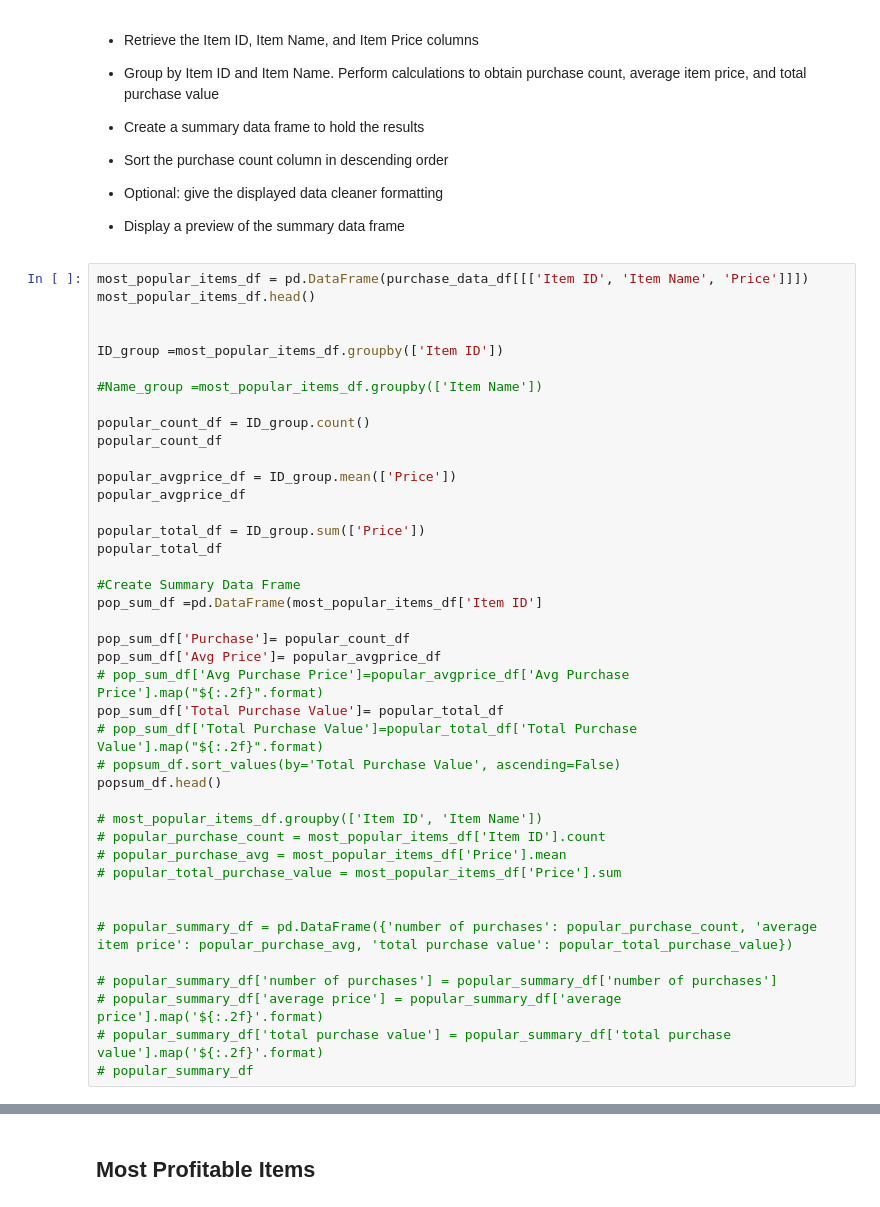
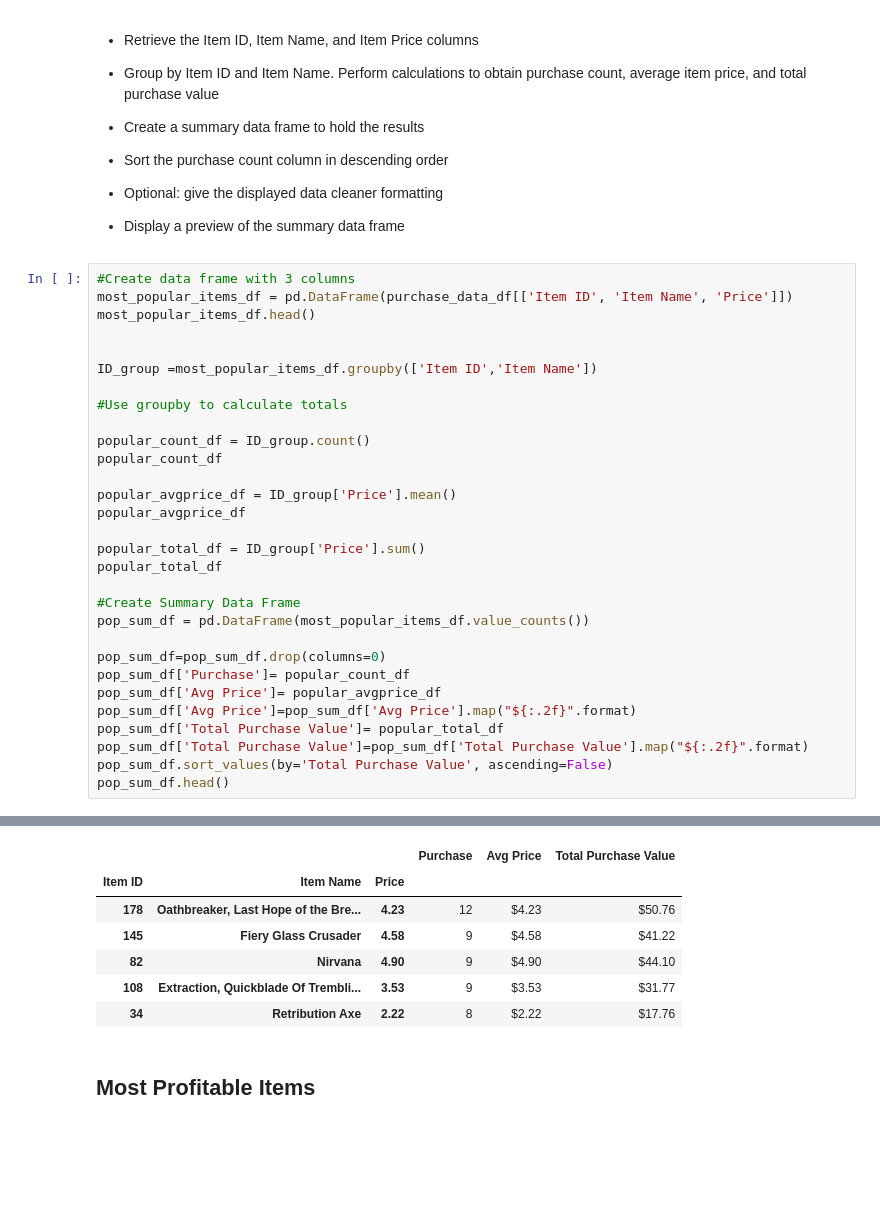
Before and after one commit to krissykodes/Pandas, a Jupyter notebook: HeroesOfPymoli_starter.ipynb, the cells around one changed output, grey strips where cells are left out. Drawn from its saved outputs; the diff is of its cells as text; blank space fills up the shorter version.

```diff
--- a/HeroesOfPymoli_starter.ipynb
+++ b/HeroesOfPymoli_starter.ipynb
@@ -338,44 +333,33 @@ noprice_df.head()
 
 * Display a preview of the summary data frame
 # %%
-most_popular_items_df = pd.DataFrame(purchase_data_df[[['Item ID', 'Item Name', 'Price']]])
+#Create data frame with 3 columns
+most_popular_items_df = pd.DataFrame(purchase_data_df[['Item ID', 'Item Name', 'Price']])
 most_popular_items_df.head()
 
 
-ID_group =most_popular_items_df.groupby(['Item ID'])
+ID_group =most_popular_items_df.groupby(['Item ID','Item Name'])
 
-#Name_group =most_popular_items_df.groupby(['Item Name'])
+#Use groupby to calculate totals
 
 popular_count_df = ID_group.count()
 popular_count_df
 
-popular_avgprice_df = ID_group.mean(['Price'])
+popular_avgprice_df = ID_group['Price'].mean()
 popular_avgprice_df
 
-popular_total_df = ID_group.sum(['Price'])
+popular_total_df = ID_group['Price'].sum()
 popular_total_df
 
 #Create Summary Data Frame
-pop_sum_df =pd.DataFrame(most_popular_items_df['Item ID']
+pop_sum_df = pd.DataFrame(most_popular_items_df.value_counts())
 
+pop_sum_df=pop_sum_df.drop(columns=0)
 pop_sum_df['Purchase']= popular_count_df
 pop_sum_df['Avg Price']= popular_avgprice_df
-# pop_sum_df['Avg Purchase Price']=popular_avgprice_df['Avg Purchase Price'].map("${:.2f}".format)
+pop_sum_df['Avg Price']=pop_sum_df['Avg Price'].map("${:.2f}".format)
 pop_sum_df['Total Purchase Value']= popular_total_df
-# pop_sum_df['Total Purchase Value']=popular_total_df['Total Purchase Value'].map("${:.2f}".format)
-# popsum_df.sort_values(by='Total Purchase Value', ascending=False)
-popsum_df.head()
-
-# most_popular_items_df.groupby(['Item ID', 'Item Name'])
-# popular_purchase_count = most_popular_items_df['Item ID'].count
-# popular_purchase_avg = most_popular_items_df['Price'].mean
-# popular_total_purchase_value = most_popular_items_df['Price'].sum
-
-
-# popular_summary_df = pd.DataFrame({'number of purchases': popular_purchase_count, 'average item price': popular_purchase_avg, 'total purchase value': popular_total_purchase_value})
-
-# popular_summary_df['number of purchases'] = popular_summary_df['number of purchases']
-# popular_summary_df['average price'] = popular_summary_df['average price'].map('${:.2f}'.format)
-# popular_summary_df['total purchase value'] = popular_summary_df['total purchase value'].map('${:.2f}'.format)
-# popular_summary_df
+pop_sum_df['Total Purchase Value']=pop_sum_df['Total Purchase Value'].map("${:.2f}".format)
+pop_sum_df.sort_values(by='Total Purchase Value', ascending=False)
+pop_sum_df.head()
 # %% [output]
@@ -383,3 +366,10 @@ SyntaxError: invalid syntax (<ipython-input-193-0b78c748c330>, line 21)
+|  |  |  | Purchase | Avg Price | Total Purchase Value |
+| Item ID | Item Name | Price |  |  |  |
+| 178 | Oathbreaker, Last Hope of the Bre... | 4.23 | 12 | $4.23 | $50.76 |
+| 145 | Fiery Glass Crusader | 4.58 | 9 | $4.58 | $41.22 |
+| 82 | Nirvana | 4.90 | 9 | $4.90 | $44.10 |
+| 108 | Extraction, Quickblade Of Trembli... | 3.53 | 9 | $3.53 | $31.77 |
+| 34 | Retribution Axe | 2.22 | 8 | $2.22 | $17.76 |
 # %% [markdown]
 ## Most Profitable Items
 # %% [markdown]
```
Also changed, not shown: parts of 7 cells of this notebook.
